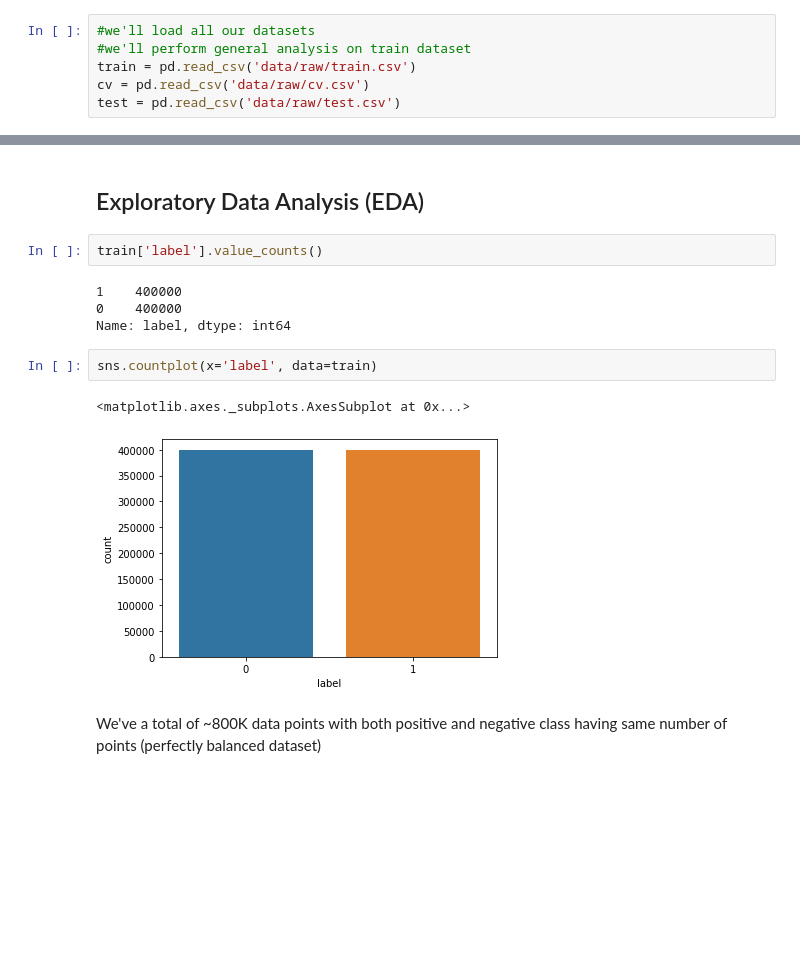
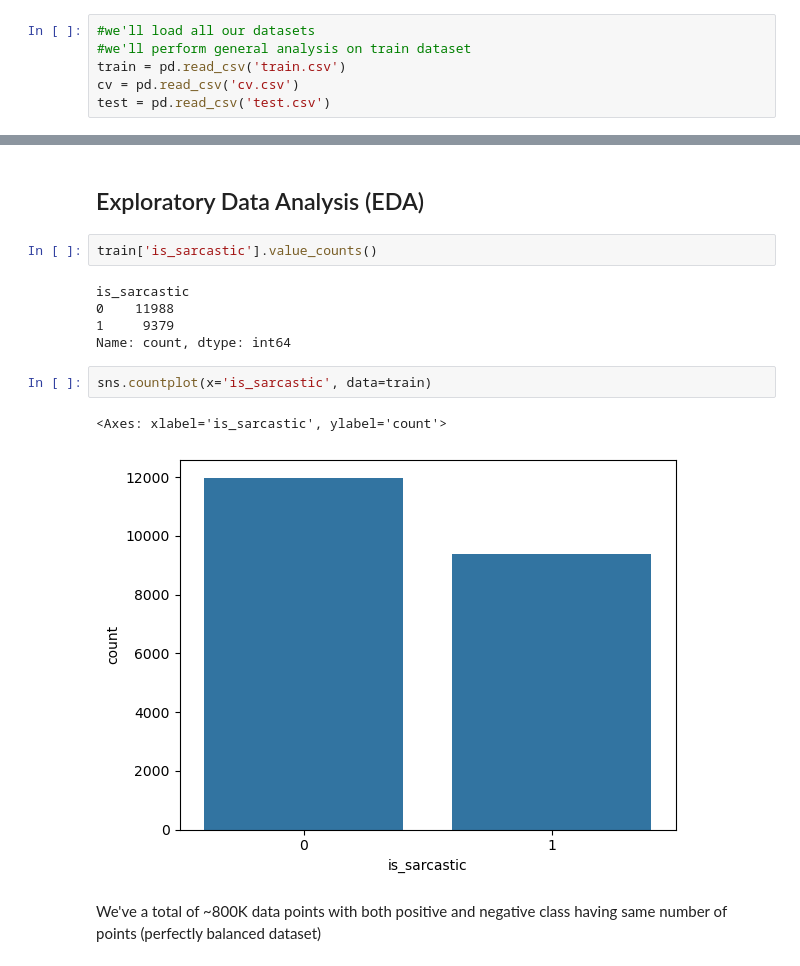
Before and after one commit to Chan5537/ling111-final-project-sarcasm-detection, a Jupyter notebook: Data cleaning and EDA.ipynb, the cells around one changed output, grey strips where cells are left out. Saved outputs shown, nothing was run; the diff lists cells and outputs as text; blank space fills up the shorter version.

```diff
--- a/Data cleaning and EDA.ipynb
+++ b/Data cleaning and EDA.ipynb
@@ -48,9 +67,9 @@ def openfromfile(filename):
 # %%
 #we'll load all our datasets
 #we'll perform general analysis on train dataset
-train = pd.read_csv('data/raw/train.csv')
-cv = pd.read_csv('data/raw/cv.csv')
-test = pd.read_csv('data/raw/test.csv')
+train = pd.read_csv('train.csv')
+cv = pd.read_csv('cv.csv')
+test = pd.read_csv('test.csv')
 # %%
 train.head()
 # %% [output]
@@ -100,16 +111,17 @@ We have a total of 10 columns in our dataset:
 # %% [markdown]
 ## Exploratory Data Analysis (EDA)
 # %%
-train['label'].value_counts()
+train['is_sarcastic'].value_counts()
 # %% [output]
-1    400000
-0    400000
-Name: label, dtype: int64
+is_sarcastic
+0    11988
+1     9379
+Name: count, dtype: int64
 # %%
-sns.countplot(x='label', data=train)
+sns.countplot(x='is_sarcastic', data=train)
 # %% [output]
-<matplotlib.axes._subplots.AxesSubplot at 0x...>
+<Axes: xlabel='is_sarcastic', ylabel='count'>
-[figure, old version]
+[figure, new version]
 # %% [markdown]
 We've a total of ~800K data points with both positive and negative class having same number of points (perfectly balanced dataset)
 # %%
```
Also changed, not shown: parts of 16 cells of this notebook, 12 other files.
